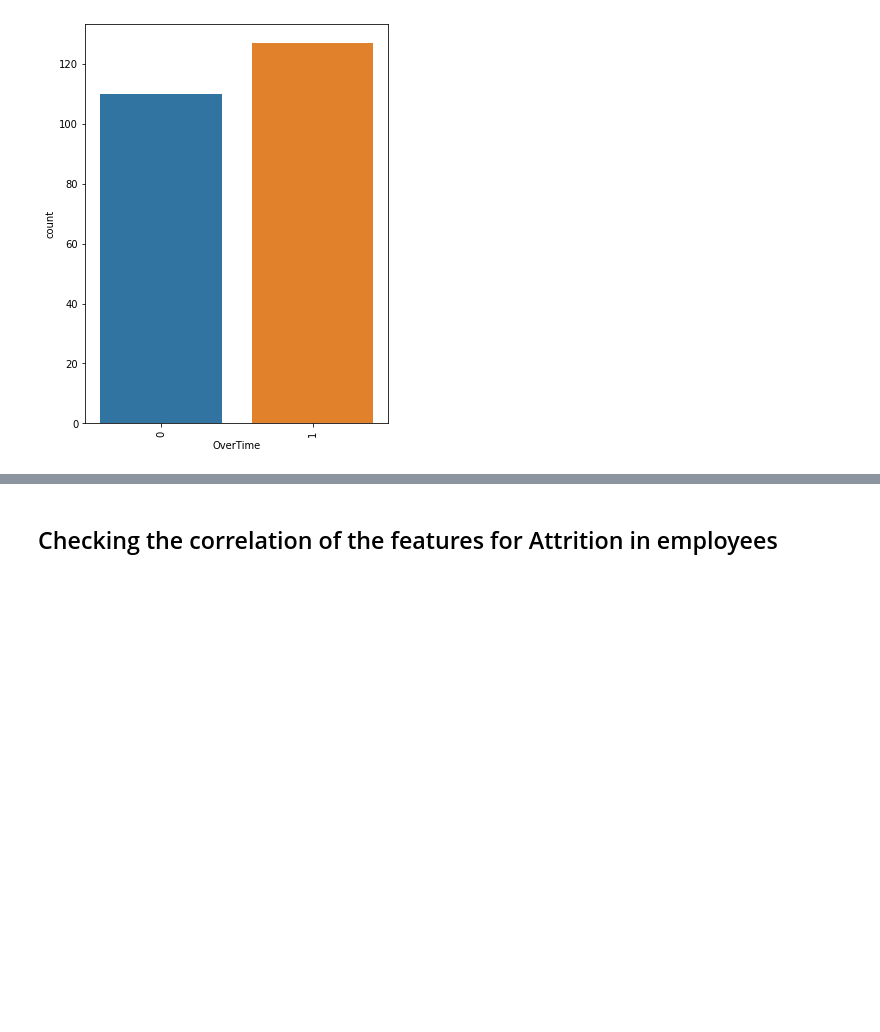
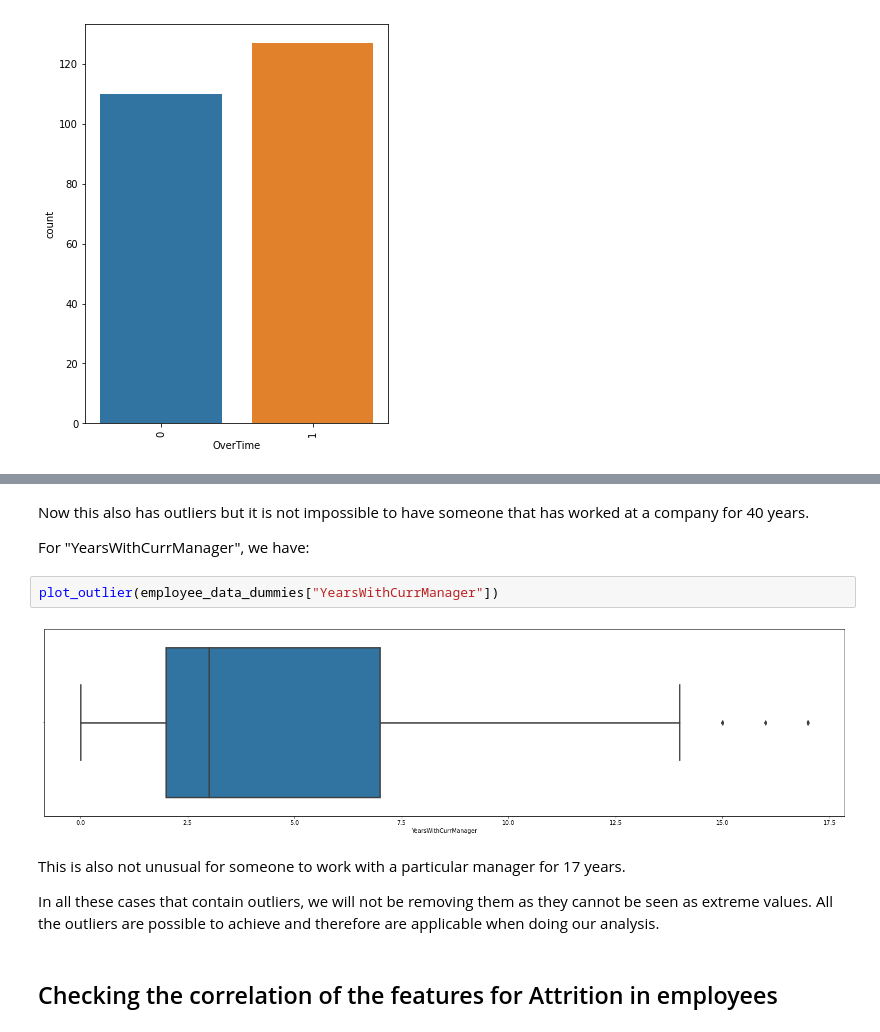
Before and after one commit to Ad2891/Slutuppgift-team12, a Jupyter notebook: Slutuppgift.ipynb, the cells around one changed output, grey strips where cells are left out. Drawn from its saved outputs; the diff is of its cells as text; blank space fills up the shorter version.

```diff
--- a/Slutuppgift.ipynb
+++ b/Slutuppgift.ipynb
@@ -377,3 +416,15 @@ For continuous features, we also see some changes:
+# %% [markdown]
+Now this also has outliers but it is not impossible to have someone that has worked at a company for 40 years.
+
+For "YearsWithCurrManager", we have:
+# %%
+plot_outlier(employee_data_dummies["YearsWithCurrManager"])
+# %% [output]
+[figure, added]
+# %% [markdown]
+This is also not unusual for someone to work with a particular manager for 17 years.
+
+In all these cases that contain outliers, we will not be removing them as they cannot be seen as extreme values. All the outliers are possible to achieve and therefore are applicable when doing our analysis.
 # %% [markdown]
 ## Checking the correlation of the features for Attrition in employees
 # %%
```
Also changed, not shown: parts of 11 cells of this notebook.
